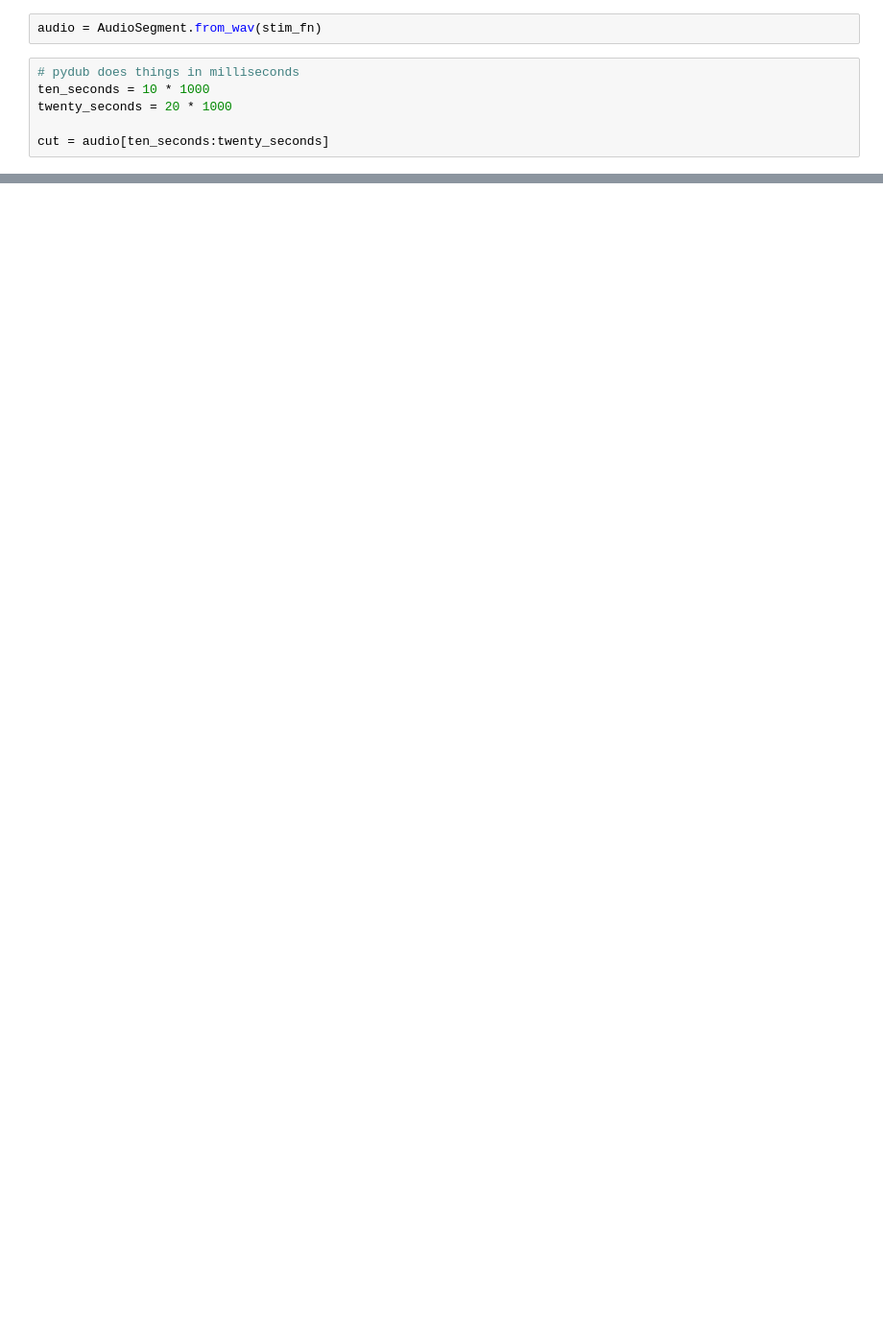
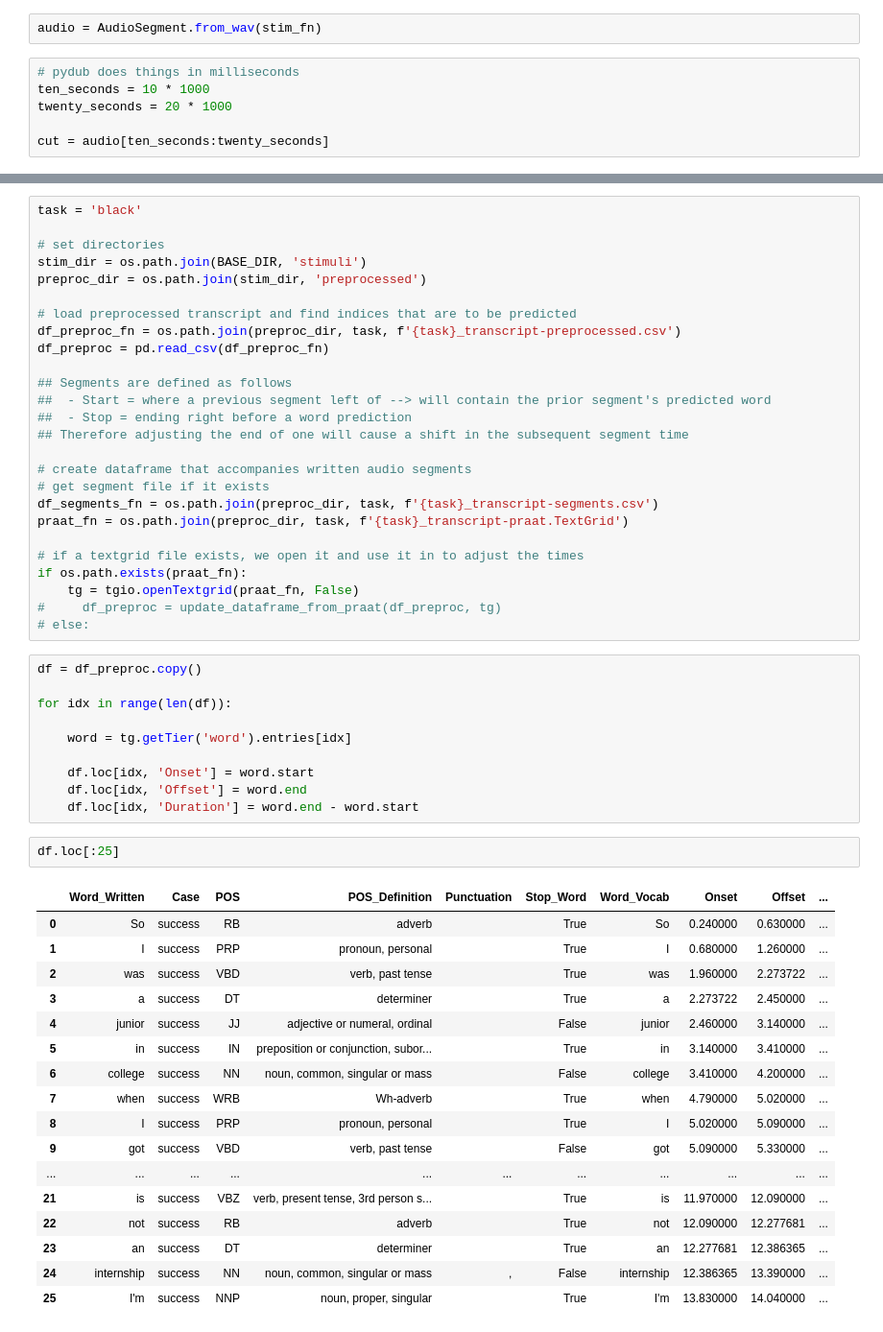
Before and after one commit to thefinnlab/isc_asynchrony_behavioral, a Jupyter notebook: code/notebooks/ParseAudioFile.ipynb, the cells around one changed output, grey strips where cells are left out. Shown at 96% size. Drawn from its saved outputs; the diff is of its cells as text; blank space fills up the shorter version.

```diff
--- a/code/notebooks/ParseAudioFile.ipynb
+++ b/code/notebooks/ParseAudioFile.ipynb
@@ -199,0 +171,56 @@ subprocess output: b'[aac @ 0x564861246440] Qavg: 119.162'
+# %%
+task = 'black'
+
+# set directories
+stim_dir = os.path.join(BASE_DIR, 'stimuli')
+preproc_dir = os.path.join(stim_dir, 'preprocessed')
+
+# load preprocessed transcript and find indices that are to be predicted
+df_preproc_fn = os.path.join(preproc_dir, task, f'{task}_transcript-preprocessed.csv')
+df_preproc = pd.read_csv(df_preproc_fn)
+
+## Segments are defined as follows
+##  - Start = where a previous segment left of --> will contain the prior segment's predicted word
+##  - Stop = ending right before a word prediction
+## Therefore adjusting the end of one will cause a shift in the subsequent segment time
+
+# create dataframe that accompanies written audio segments
+# get segment file if it exists
+df_segments_fn = os.path.join(preproc_dir, task, f'{task}_transcript-segments.csv')
+praat_fn = os.path.join(preproc_dir, task, f'{task}_transcript-praat.TextGrid')
+
+# if a textgrid file exists, we open it and use it in to adjust the times
+if os.path.exists(praat_fn):
+    tg = tgio.openTextgrid(praat_fn, False)
+#     df_preproc = update_dataframe_from_praat(df_preproc, tg)
+# else:
+# %%
+df = df_preproc.copy()
+
+for idx in range(len(df)):
+
+    word = tg.getTier('word').entries[idx]
+
+    df.loc[idx, 'Onset'] = word.start
+    df.loc[idx, 'Offset'] = word.end
+    df.loc[idx, 'Duration'] = word.end - word.start
+# %%
+df.loc[:25]
+# %% [output]
+|  | Word_Written | Case | POS | POS_Definition | Punctuation | Stop_Word | Word_Vocab | Onset | Offset | ... |
+| 0 | So | success | RB | adverb |  | True | So | 0.240000 | 0.630000 | ... |
+| 1 | I | success | PRP | pronoun, personal |  | True | I | 0.680000 | 1.260000 | ... |
+| 2 | was | success | VBD | verb, past tense |  | True | was | 1.960000 | 2.273722 | ... |
+| 3 | a | success | DT | determiner |  | True | a | 2.273722 | 2.450000 | ... |
+| 4 | junior | success | JJ | adjective or numeral, ordinal |  | False | junior | 2.460000 | 3.140000 | ... |
+| 5 | in | success | IN | preposition or conjunction, subor... |  | True | in | 3.140000 | 3.410000 | ... |
+| 6 | college | success | NN | noun, common, singular or mass |  | False | college | 3.410000 | 4.200000 | ... |
+| 7 | when | success | WRB | Wh-adverb |  | True | when | 4.790000 | 5.020000 | ... |
+| 8 | I | success | PRP | pronoun, personal |  | True | I | 5.020000 | 5.090000 | ... |
+| 9 | got | success | VBD | verb, past tense |  | False | got | 5.090000 | 5.330000 | ... |
+| ... | ... | ... | ... | ... | ... | ... | ... | ... | ... | ... |
+| 21 | is | success | VBZ | verb, present tense, 3rd person s... |  | True | is | 11.970000 | 12.090000 | ... |
+| 22 | not | success | RB | adverb |  | True | not | 12.090000 | 12.277681 | ... |
+| 23 | an | success | DT | determiner |  | True | an | 12.277681 | 12.386365 | ... |
+| 24 | internship | success | NN | noun, common, singular or mass | , | False | internship | 12.386365 | 13.390000 | ... |
+| 25 | I'm | success | NNP | noun, proper, singular |  | True | I'm | 13.830000 | 14.040000 | ... |
```
Also changed, not shown: parts of 30 cells of this notebook, 26 other files.
